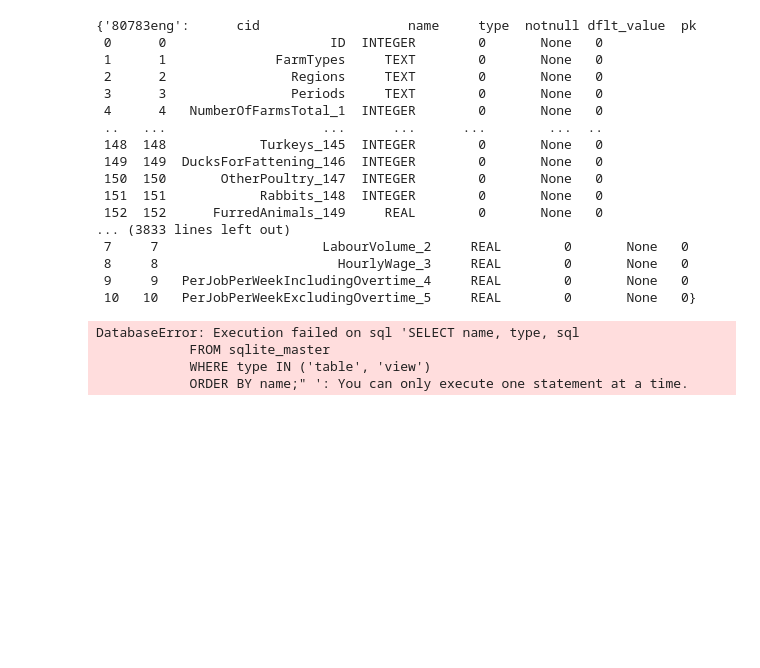
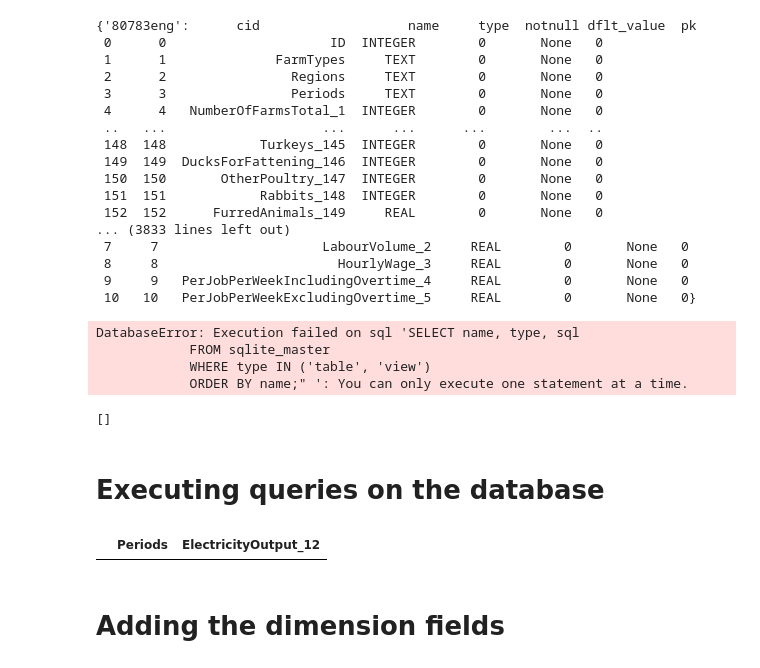
Before and after one commit to DominicVerschoor/CBS-Statistical-Assistant, a Jupyter notebook: data/user_question_generator.ipynb, the cells around one changed output. Cells and saved outputs as stored; diff of their text form; code cells hidden in the pictures; blank space fills up the shorter version.

```diff
--- a/data/user_question_generator.ipynb
+++ b/data/user_question_generator.ipynb
@@ -370,3 +394,34 @@ DatabaseError: Execution failed on sql 'SELECT name, type, sql
             FROM sqlite_master
             WHERE type IN ('table', 'view')
             ORDER BY name;" ': You can only execute one statement at a time.
+# %%
+column_info = data.get_column_info(ids[0])
+def build_tree(df, parent_id=None):
+    tree = []
+    for _, row in df[df['ParentID'] == parent_id].iterrows():
+        node = {
+            "Type": row["Type"],
+            "Key": row["Key"],
+            "Title": row["Title"]
+        }
+        children = build_tree(df, parent_id=row["Position"])
+        if children:
+            node["SubTopics"] = children
+        tree.append(node)
+    return tree
+
+# Build the tree
+tree_structure = build_tree(column_info)
+tree_structure
+# %% [output]
+[]
+# %% [markdown]
+# Executing queries on the database
+# %%
+query = "SELECT Periods, ElectricityOutput_12 FROM \"37823eng\" WHERE CombinedHeatAndPowerCHP = 'Yes' AND Periods = '2020';"
+# data.execute_query(query)
+data.execute_query_pandas_df(query)
+# %% [output]
+|  | Periods | ElectricityOutput_12 |
+# %% [markdown]
+# Adding the dimension fields
```
Also changed, not shown: parts of 10 cells of this notebook, 3 other files.
